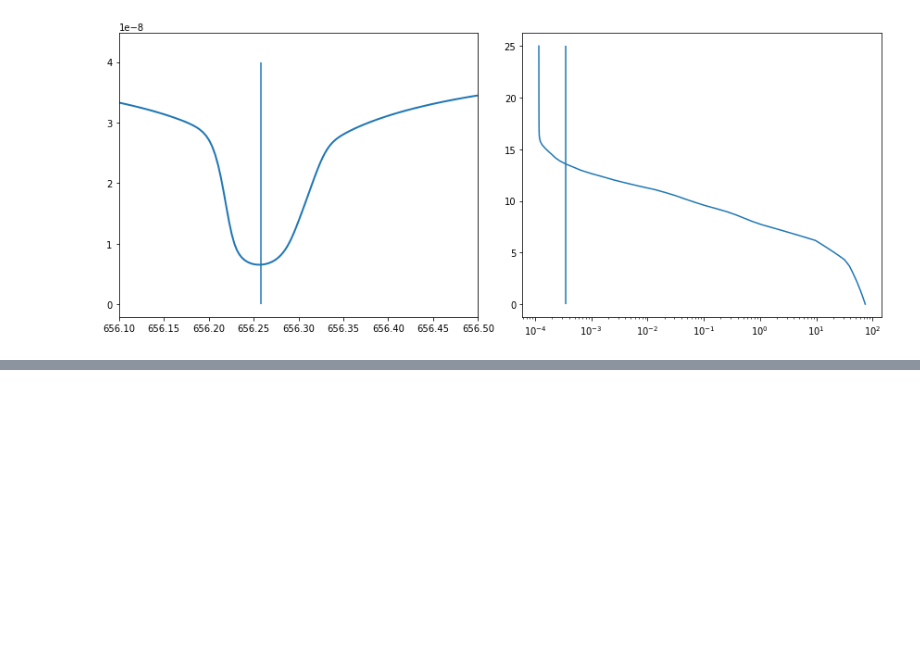
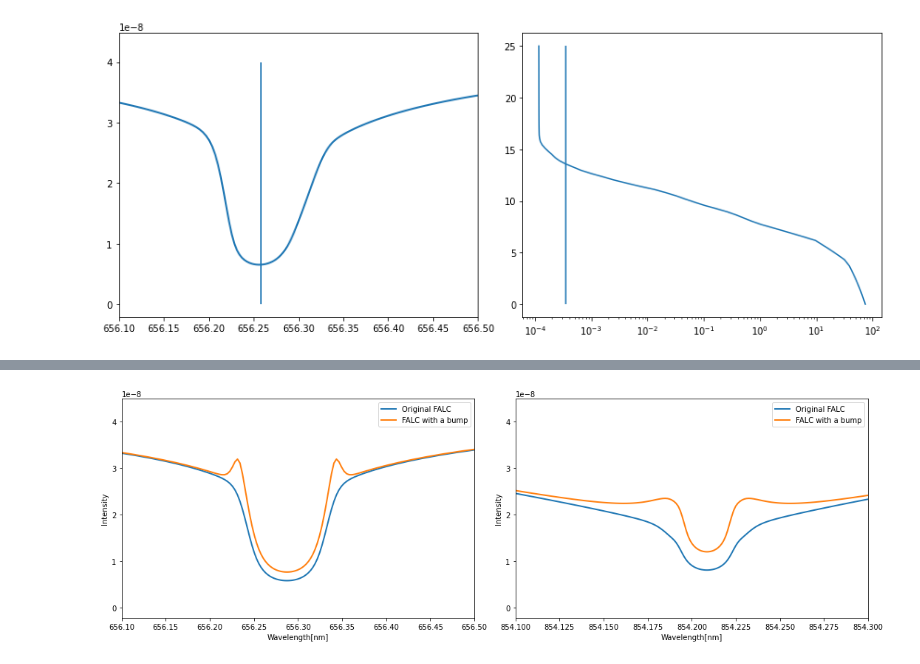
Before and after one commit to ivanzmilic/dkist_workshop_4, a Jupyter notebook: velocity_influence.ipynb, the cells around one changed output, grey strips where cells are left out. Cells and saved outputs as stored; diff of their text form; code cells hidden in the pictures; blank space fills up the shorter version.

```diff
--- a/velocity_influence.ipynb
+++ b/velocity_influence.ipynb
@@ -384,0 +421,29 @@ plt.plot(bisectors,test[2])
+# %%
+del(falc)
+falc = rhanalyze.rhout(rhoutput)
+waves3=falc.spectrum.waves
+I3=np.copy(falc.rays[0].I)
+# %%
+# Comparing old and new Intensities:
+
+plt.figure(figsize=[15,5])
+plt.subplot(121)
+plt.plot(waves0,I0,linewidth=2.0,label='Original FALC')
+plt.plot(waves3,I3,linewidth=2.0, label='FALC with a bump')
+plt.xlim([656.1,656.5])
+plt.tight_layout()
+plt.xlabel("Wavelength[nm]")
+plt.ylabel('Intensity')
+plt.legend()
+plt.subplot(122)
+plt.plot(waves0,I0,linewidth=2.0,label='Original FALC')
+plt.plot(waves3,I3,linewidth=2.0, label='FALC with a bump')
+plt.xlim([854.1,854.3])
+plt.tight_layout()
+plt.xlabel("Wavelength[nm]")
+plt.ylabel('Intensity')
+plt.legend()
+
+plt.tight_layout()
+# %% [output]
+[figure, added]
```
Also changed, not shown: parts of 19 cells of this notebook.
